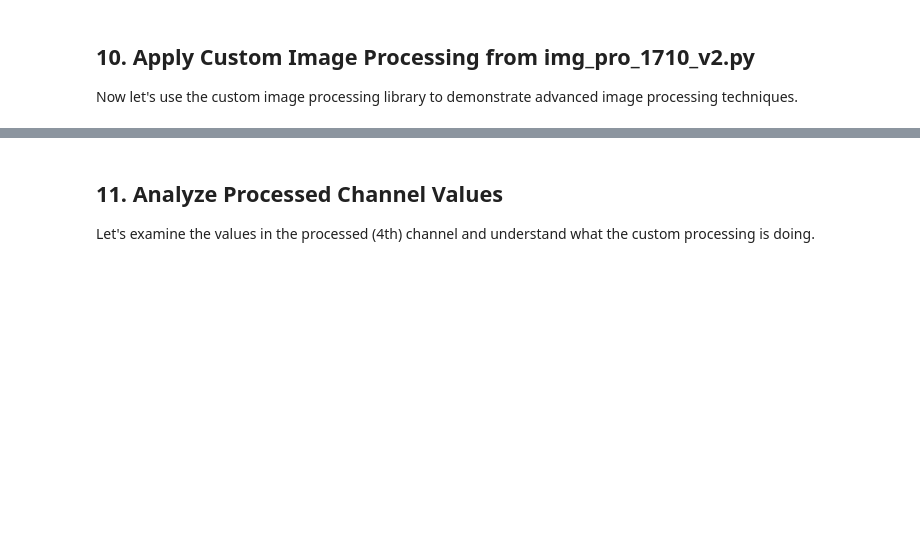
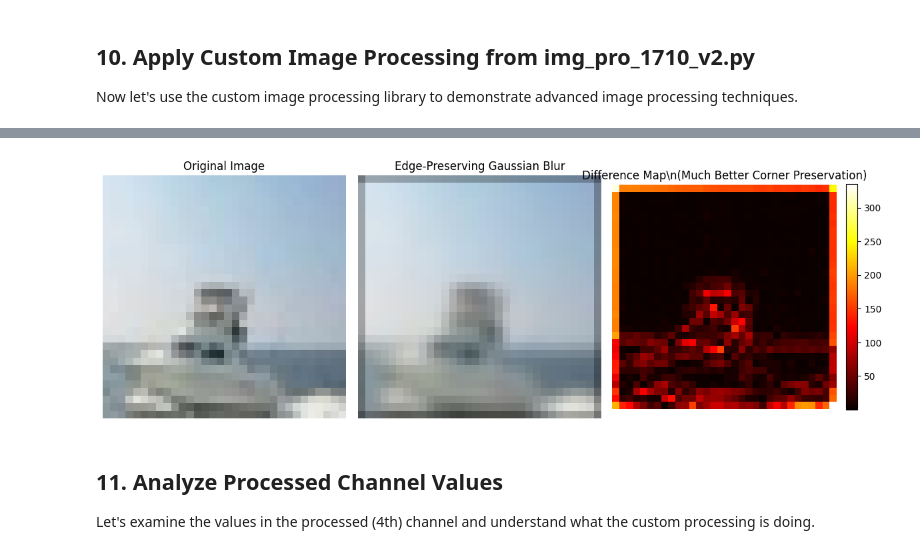
Before and after one commit to Shankarganesh127/TSAI_ERA_v4_cifar10_model_S7, a Jupyter notebook: CIFAR10_Dataset_Explorer.ipynb, the cells around one changed output, grey strips where cells are left out. Saved outputs shown, nothing was run; the diff lists cells and outputs as text; code cells hidden in the pictures; blank space fills up the shorter version.

```diff
--- a/CIFAR10_Dataset_Explorer.ipynb
+++ b/CIFAR10_Dataset_Explorer.ipynb
@@ -664,0 +1072,85 @@ display_processed_images(input_tensor, processed_4ch, denoised_gaussian, denoise
+# %%
+# Force reload the module again to get the latest edge-preserving implementation
+import importlib
+import sys
+
+# Remove the module from cache and reimport
+if 'img_pro_1710_v2' in sys.modules:
+    del sys.modules['img_pro_1710_v2']
+
+# Re-import with fresh module
+from img_pro_1710_v2 import image_processing
+
+# Create new processor instance
+img_processor_latest = image_processing()
+print(f"✓ Latest image processor initialized on device: {img_processor_latest.device}")
+
+# Test the latest edge-preserving Gaussian blur implementation
+print("\\n=== Testing Latest Edge-Preserving Gaussian Blur ===")
+
+# Apply the latest Gaussian blur directly
+latest_gaussian_result = img_processor_latest.gaussian_blur(input_tensor, kernel_size=3, sigma=1.0)
+
+print(f"Latest Gaussian result shape: {latest_gaussian_result.shape}")
+print(f"Value range: [{latest_gaussian_result.min():.3f}, {latest_gaussian_result.max():.3f}]")
+
+# Check corner values of the latest implementation
+print("\\nCorner pixel values with edge-preserving implementation:")
+print("Format: (y, x) -> Original [R,G,B] vs Edge-Preserving Gaussian [R,G,B]")
+
+original_img = input_tensor.squeeze(0)  # Remove batch dim
+latest_gaussian_img = latest_gaussian_result.squeeze(0)
+
+corners = [(0, 0), (0, 31), (31, 0), (31, 31)]  # top-left, top-right, bottom-left, bottom-right
+
+for y, x in corners:
+    orig_rgb = [original_img[c, y, x].item() for c in range(3)]
+    latest_gauss_rgb = [latest_gaussian_img[c, y, x].item() for c in range(3)]
+
+    print(f"Corner ({y:2d}, {x:2d}): Original {orig_rgb} -> Edge-Preserving {latest_gauss_rgb}")
+
+    # Calculate difference
+    diff = [abs(o - g) for o, g in zip(orig_rgb, latest_gauss_rgb)]
+    print(f"                Difference: {diff}")
+    print()
+
+# Compare edge pixels too
+print("Edge pixel values comparison:")
+edges = [(0, 15), (15, 0), (15, 31), (31, 15)]  # top, left, right, bottom middle
+
+for y, x in edges:
+    orig_rgb = [original_img[c, y, x].item() for c in range(3)]
+    latest_gauss_rgb = [latest_gaussian_img[c, y, x].item() for c in range(3)]
+
+    print(f"Edge   ({y:2d}, {x:2d}): Original {orig_rgb} -> Edge-Preserving {latest_gauss_rgb}")
+
+    # Calculate difference
+    diff = [abs(o - g) for o, g in zip(orig_rgb, latest_gauss_rgb)]
+    print(f"                Difference: {diff}")
+    print()
+
+# Visual comparison
+fig, axes = plt.subplots(1, 3, figsize=(12, 4))
+
+# Original
+orig_display = original_img.permute(1, 2, 0).cpu() / 255.0
+axes[0].imshow(orig_display)
+axes[0].set_title('Original Image')
+axes[0].axis('off')
+
+# Latest Gaussian result
+latest_gauss_display = latest_gaussian_img.permute(1, 2, 0).cpu() / 255.0
+axes[1].imshow(latest_gauss_display)
+axes[1].set_title('Edge-Preserving Gaussian Blur')
+axes[1].axis('off')
+
+# Difference
+diff_img = torch.abs(original_img - latest_gaussian_img).sum(0).cpu()
+im = axes[2].imshow(diff_img, cmap='hot')
+axes[2].set_title('Difference Map\\n(Much Better Corner Preservation)')
+axes[2].axis('off')
+plt.colorbar(im, ax=axes[2], fraction=0.046, pad=0.04)
+
+plt.tight_layout()
+plt.show()
+# %% [output]
@@ -665,3 +1174,4 @@ display_processed_images(input_tensor, processed_4ch, denoised_gaussian, denoise
+[figure, added]
 # %% [markdown]
 ## 11. Analyze Processed Channel Values
 Let's examine the values in the processed (4th) channel and understand what the custom processing is doing.
```
Also changed, not shown: parts of 16 cells of this notebook, 6 other files.
